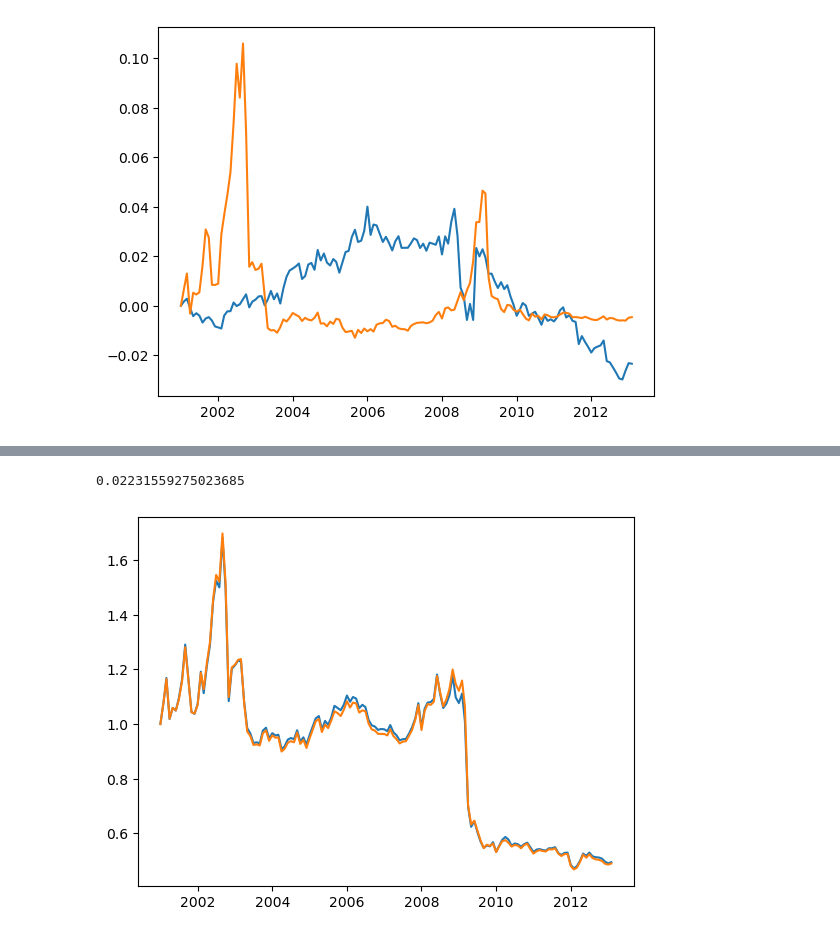
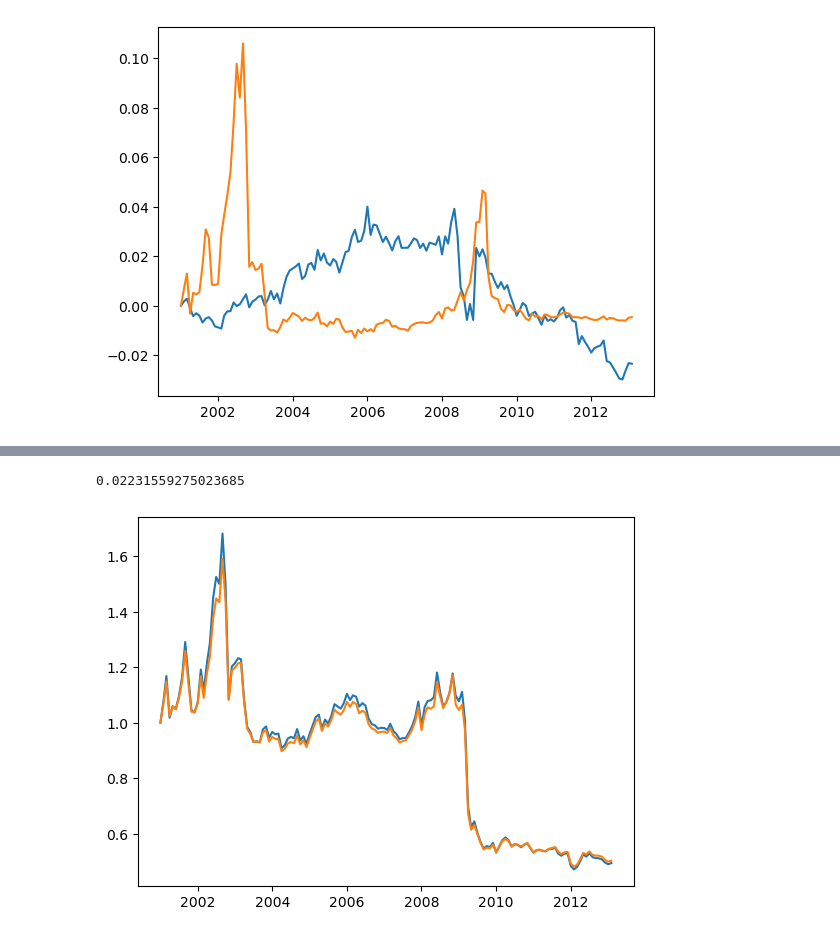
Before and after one commit to Toby3220/EF-5058-HFS, a Jupyter notebook: Group Project/main.ipynb, the cells around one changed output, grey strips where cells are left out. Cells and saved outputs as stored; diff of their text form; code cells hidden in the pictures.

```diff
--- a/Group Project/main.ipynb
+++ b/Group Project/main.ipynb
@@ -698,32 +688,33 @@ fcb = 0.0 #res_base.params[2]
 fmp = res_pos.params[0]
 fvp = res_pos.params[1]
 fcp = res_pos.params[2]
 
 fmn = res_neg.params[0]
 fvn = res_neg.params[1]
 fcn = res_neg.params[2]
 
 # basecase
 ejustc3 = fmb*mom + fvb*val + fcb
 
 # positive
 ejustc3[sup>=cuttoff] = fmp*mom[sup>=cuttoff] + fvp*val[sup>=cuttoff] + fcp
 
 # neg
 
 ejustc3[sup<= -cuttoff] = fmn*mom[sup<= -cuttoff] + fvn*val[sup<= -cuttoff] + fcn
 
 data.append("EJC3",ejustc3)
 port_ejc3 = data.to_port("EJC3", tmbool_train)
 port_ejc3.gen_weights_from_score(0.3)
 ejc_ret3, ejc_cret3= port_ejc3.get_port_ret(port_ejc3.lsw,bps=10)
+momval_ret, momval_cret= port_ejc3.get_port_ret(port_momval.lsw,bps=10)
 
 # lejc_ret, lejc_cret= port_ejc.get_port_ret(port_ejc.sw,bps=10)
 
 plt.plot(ejc_cret3)
-plt.plot(ejc_cret)
+plt.plot(momval_cret)
 # plt.plot(mom_cret)
 cb.infomation_ratio(ejc_ret3,momval_ret)
 # %% [output]
 0.02231559275023685
-[figure, old version]
+[figure, new version]
```
Also changed, not shown: parts of 21 cells of this notebook.
